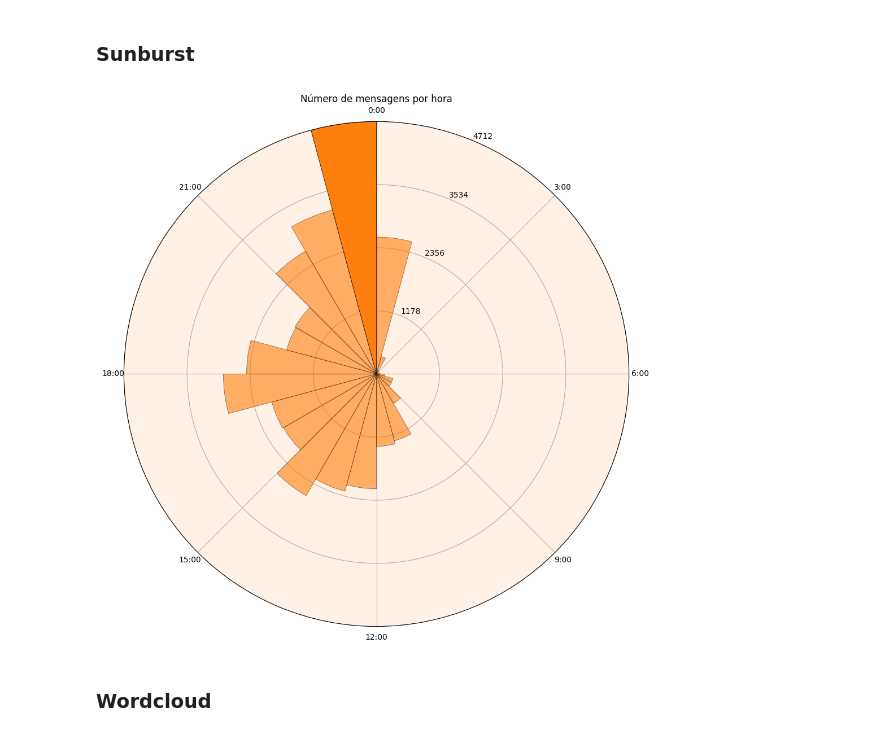
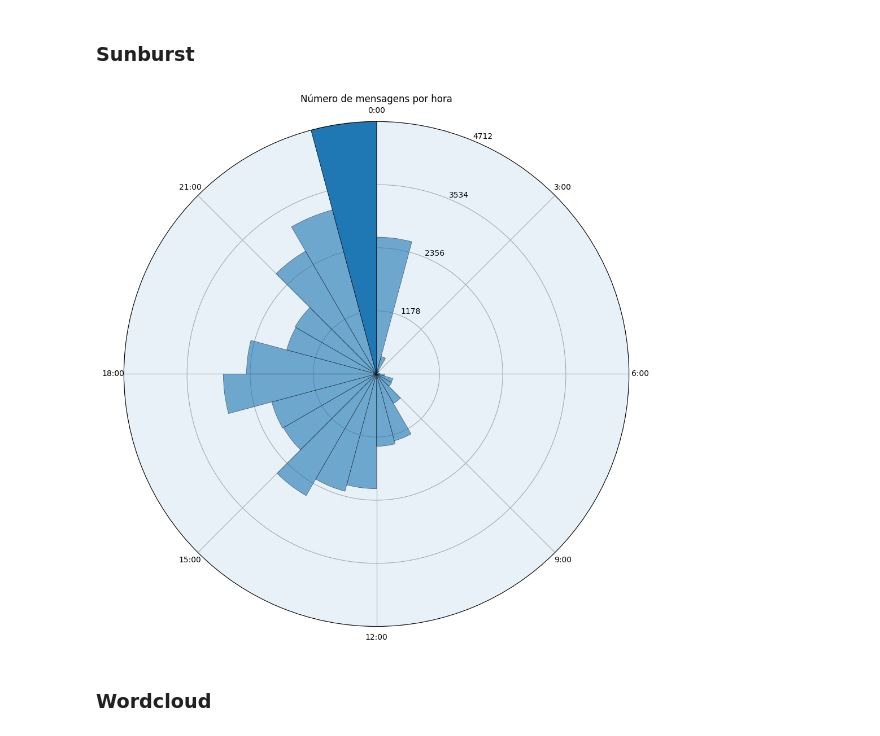
Before and after one commit to matEvangelista/whatsapp-data-vis, a Jupyter notebook: zap.ipynb, the cells around one changed output. Saved outputs shown, nothing was run; the diff lists cells and outputs as text; code cells hidden in the pictures.

```diff
--- a/zap.ipynb
+++ b/zap.ipynb
@@ -162,9 +162,9 @@ ax = vis.calendar_heatmap(df, year=2022, linewidth=0, monthly_border=True, ax=ax
 # %%
 fig, ax = plt.subplots(1, 1, figsize=(10, 10), subplot_kw={'projection': 'polar'})
 plt.title("Número de mensagens por hora")
-ax = vis.sunburst(df, highlight_max=True, isolines=[0.25, 0.5, 0.75, 1], color='C1', ax=ax)
+ax = vis.sunburst(df, highlight_max=True, isolines=[0.25, 0.5, 0.75, 1], ax=ax)
 # %% [output]
-[figure, old version]
+[figure, new version]
 # %% [markdown]
 ### Wordcloud
 # %%
```
Also changed, not shown: 3 other files.
